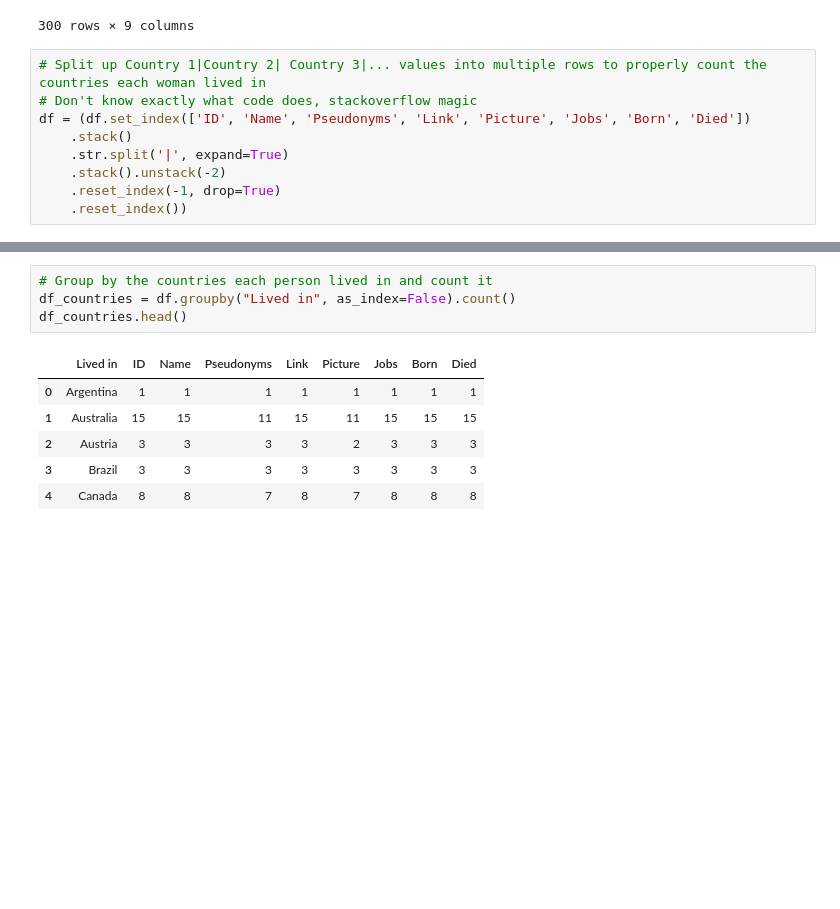
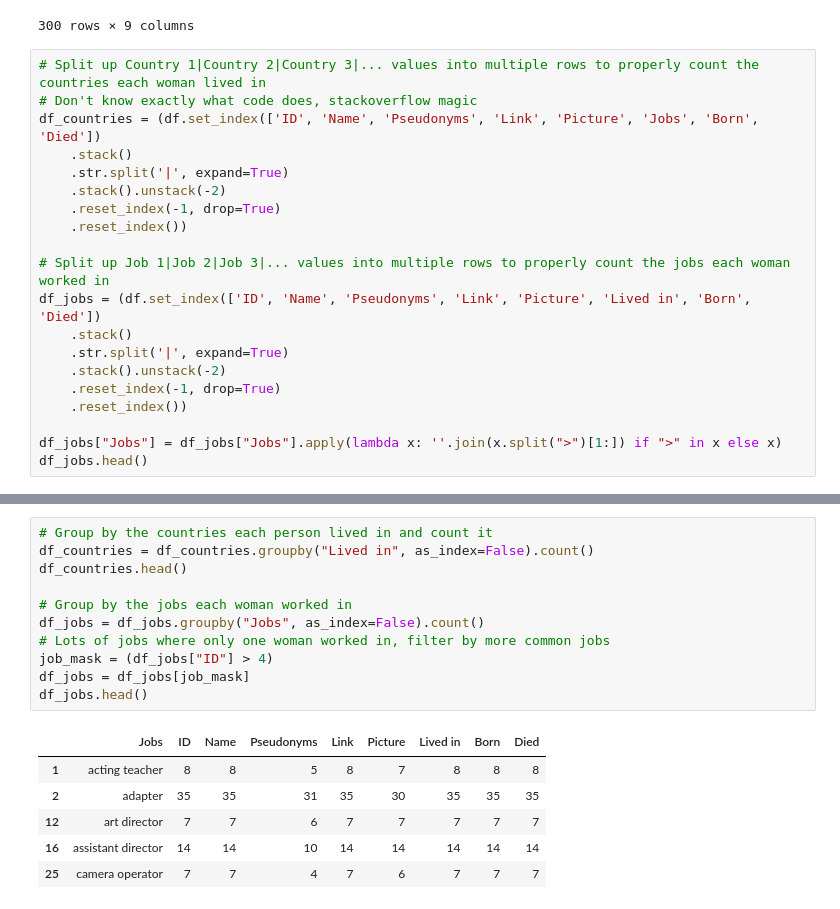
Before and after one commit to MatijaMi/data-vis-women-in-film, a Jupyter notebook: Statistics/statistics.ipynb, the cells around one changed output, grey strips where cells are left out. Drawn from its saved outputs; the diff is of its cells as text; blank space fills up the shorter version.

```diff
--- a/Statistics/statistics.ipynb
+++ b/Statistics/statistics.ipynb
@@ -41,11 +41,22 @@ df
 | 299 | 1200 | Rose Smith | NaN | https://wfpp.columbia.edu/person/... | NaN | NaN | NaN | Unknown | Unknown |
 300 rows × 9 columns
 # %%
-# Split up Country 1|Country 2| Country 3|... values into multiple rows to properly count the countries each woman lived in
+# Split up Country 1|Country 2|Country 3|... values into multiple rows to properly count the countries each woman lived in
 # Don't know exactly what code does, stackoverflow magic
-df = (df.set_index(['ID', 'Name', 'Pseudonyms', 'Link', 'Picture', 'Jobs', 'Born', 'Died'])
+df_countries = (df.set_index(['ID', 'Name', 'Pseudonyms', 'Link', 'Picture', 'Jobs', 'Born', 'Died'])
     .stack()
     .str.split('|', expand=True)
     .stack().unstack(-2)
     .reset_index(-1, drop=True)
     .reset_index())
+
+# Split up Job 1|Job 2|Job 3|... values into multiple rows to properly count the jobs each woman worked in
+df_jobs = (df.set_index(['ID', 'Name', 'Pseudonyms', 'Link', 'Picture', 'Lived in', 'Born', 'Died'])
+    .stack()
+    .str.split('|', expand=True)
+    .stack().unstack(-2)
+    .reset_index(-1, drop=True)
+    .reset_index())
+
+df_jobs["Jobs"] = df_jobs["Jobs"].apply(lambda x: ''.join(x.split(">")[1:]) if ">" in x else x)
+df_jobs.head()
@@ -52,14 +70,21 @@ df = (df.set_index(['ID', 'Name', 'Pseudonyms', 'Link', 'Picture', 'Jobs', 'Born
 # %%
 # Group by the countries each person lived in and count it
-df_countries = df.groupby("Lived in", as_index=False).count()
+df_countries = df_countries.groupby("Lived in", as_index=False).count()
 df_countries.head()
+
+# Group by the jobs each woman worked in
+df_jobs = df_jobs.groupby("Jobs", as_index=False).count()
+# Lots of jobs where only one woman worked in, filter by more common jobs
+job_mask = (df_jobs["ID"] > 4)
+df_jobs = df_jobs[job_mask]
+df_jobs.head()
 # %% [output]
-|  | Lived in | ID | Name | Pseudonyms | Link | Picture | Jobs | Born | Died |
-| 0 | Argentina | 1 | 1 | 1 | 1 | 1 | 1 | 1 | 1 |
-| 1 | Australia | 15 | 15 | 11 | 15 | 11 | 15 | 15 | 15 |
-| 2 | Austria | 3 | 3 | 3 | 3 | 2 | 3 | 3 | 3 |
-| 3 | Brazil | 3 | 3 | 3 | 3 | 3 | 3 | 3 | 3 |
-| 4 | Canada | 8 | 8 | 7 | 8 | 7 | 8 | 8 | 8 |
+|  | Jobs | ID | Name | Pseudonyms | Link | Picture | Lived in | Born | Died |
+| 1 | acting teacher | 8 | 8 | 5 | 8 | 7 | 8 | 8 | 8 |
+| 2 | adapter | 35 | 35 | 31 | 35 | 30 | 35 | 35 | 35 |
+| 12 | art director | 7 | 7 | 6 | 7 | 7 | 7 | 7 | 7 |
+| 16 | assistant director | 14 | 14 | 10 | 14 | 14 | 14 | 14 | 14 |
+| 25 | camera operator | 7 | 7 | 4 | 7 | 6 | 7 | 7 | 7 |
 # %%
 # Pre style setting (can be changed depending on what looks more appropriate)
 sns.set_style("whitegrid")
```
Also changed, not shown: parts of 3 cells of this notebook, 1 other file.
